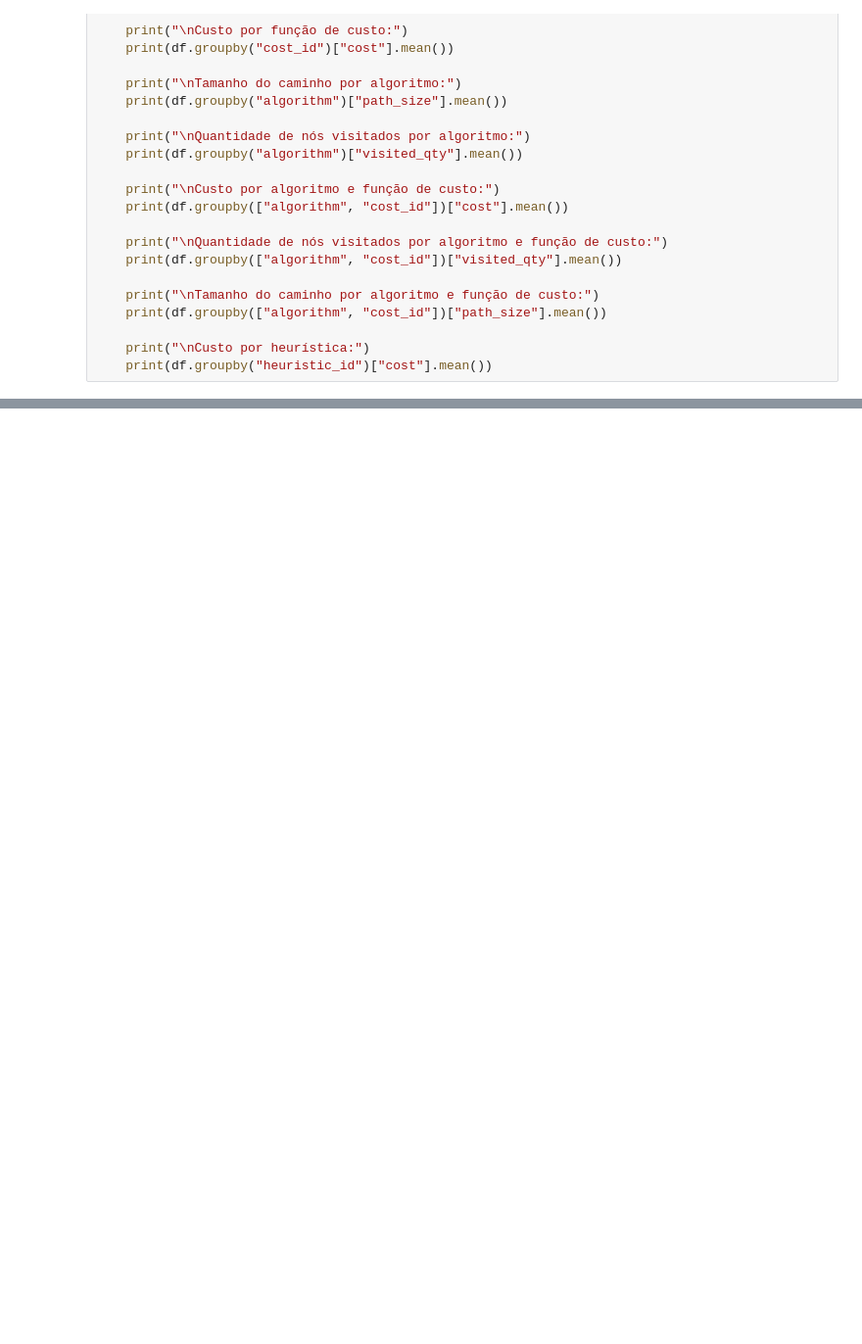
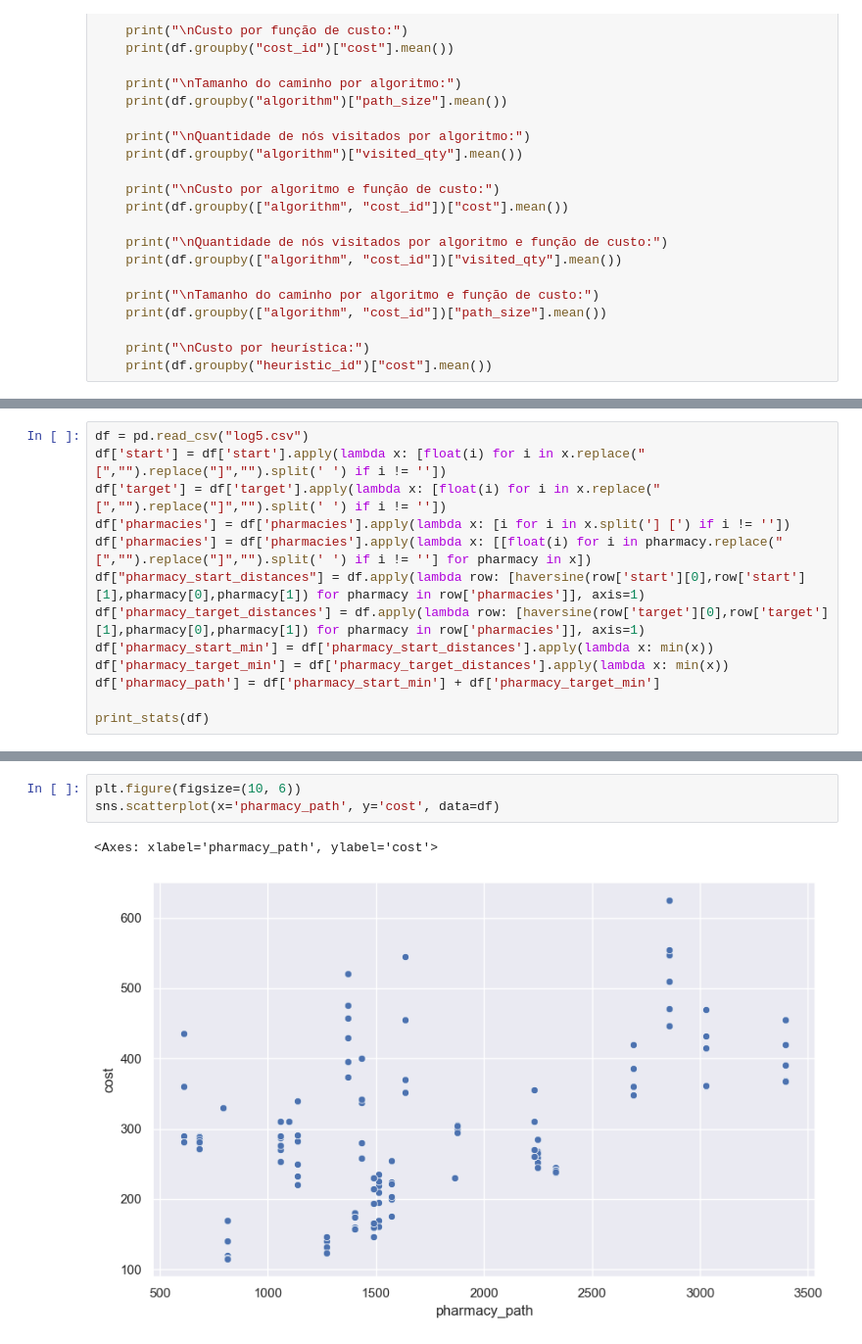
Before and after one commit to fagner02/Artificial-Intelligence---Path-Finding, a Jupyter notebook: .ipynb, the cells around one changed output, grey strips where cells are left out. Shown at 98% size. Drawn from its saved outputs; the diff is of its cells as text; blank space fills up the shorter version.

```diff
--- a/.ipynb
+++ b/.ipynb
@@ -132,0 +184,13 @@ Name: cost, dtype: float64
+# %%
+df = pd.read_csv("log5.csv")
+df['start'] = df['start'].apply(lambda x: [float(i) for i in x.replace("[","").replace("]","").split(' ') if i != ''])
+df['target'] = df['target'].apply(lambda x: [float(i) for i in x.replace("[","").replace("]","").split(' ') if i != ''])
+df['pharmacies'] = df['pharmacies'].apply(lambda x: [i for i in x.split('] [') if i != ''])
+df['pharmacies'] = df['pharmacies'].apply(lambda x: [[float(i) for i in pharmacy.replace("[","").replace("]","").split(' ') if i != ''] for pharmacy in x])
+df["pharmacy_start_distances"] = df.apply(lambda row: [haversine(row['start'][0],row['start'][1],pharmacy[0],pharmacy[1]) for pharmacy in row['pharmacies']], axis=1)
+df['pharmacy_target_distances'] = df.apply(lambda row: [haversine(row['target'][0],row['target'][1],pharmacy[0],pharmacy[1]) for pharmacy in row['pharmacies']], axis=1)
+df['pharmacy_start_min'] = df['pharmacy_start_distances'].apply(lambda x: min(x))
+df['pharmacy_target_min'] = df['pharmacy_target_distances'].apply(lambda x: min(x))
+df['pharmacy_path'] = df['pharmacy_start_min'] + df['pharmacy_target_min']
+
+print_stats(df)
@@ -132,0 +215,6 @@ Name: cost, dtype: float64
+# %%
+plt.figure(figsize=(10, 6))
+sns.scatterplot(x='pharmacy_path', y='cost', data=df)
+# %% [output]
+<Axes: xlabel='pharmacy_path', ylabel='cost'>
+[figure, added]
```
Also changed, not shown: parts of 12 cells of this notebook, 2 other files.
